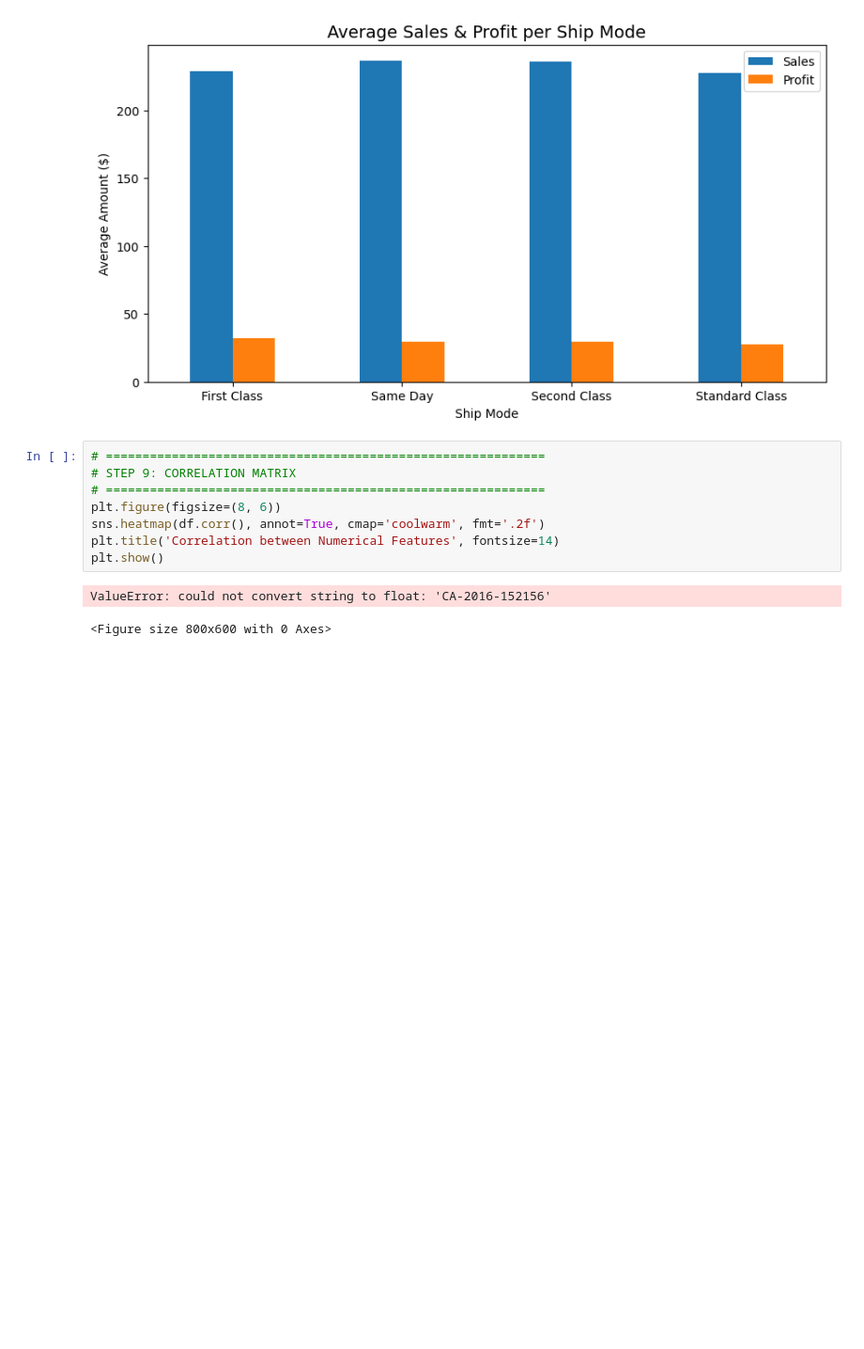
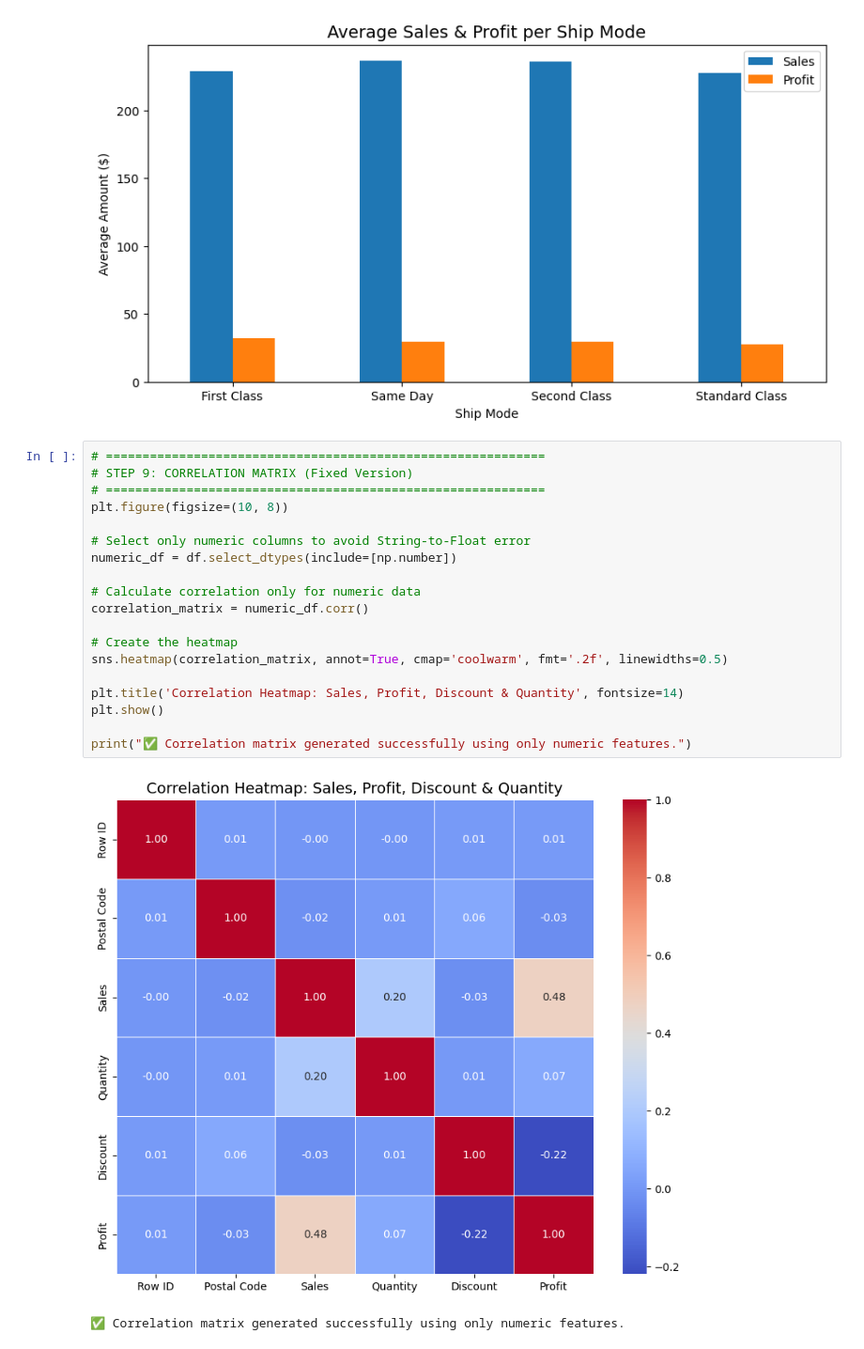
Before and after one commit to abdulkhaleq-sahel/data-science-portfolio, a Jupyter notebook: project-1-data-analysis/sales_data_analysis.ipynb, the cells around one changed output. Shown at 94% size. Drawn from its saved outputs; the diff is of its cells as text; blank space fills up the shorter version.

```diff
--- a/project-1-data-analysis/sales_data_analysis.ipynb
+++ b/project-1-data-analysis/sales_data_analysis.ipynb
@@ -158,12 +159,23 @@ plt.show()
 [figure]
 # %%
 # ============================================================
-# STEP 9: CORRELATION MATRIX
+# STEP 9: CORRELATION MATRIX (Fixed Version)
 # ============================================================
-plt.figure(figsize=(8, 6))
-sns.heatmap(df.corr(), annot=True, cmap='coolwarm', fmt='.2f')
-plt.title('Correlation between Numerical Features', fontsize=14)
+plt.figure(figsize=(10, 8))
+
+# Select only numeric columns to avoid String-to-Float error
+numeric_df = df.select_dtypes(include=[np.number])
+
+# Calculate correlation only for numeric data
+correlation_matrix = numeric_df.corr()
+
+# Create the heatmap
+sns.heatmap(correlation_matrix, annot=True, cmap='coolwarm', fmt='.2f', linewidths=0.5)
+
+plt.title('Correlation Heatmap: Sales, Profit, Discount & Quantity', fontsize=14)
 plt.show()
+
+print("✅ Correlation matrix generated successfully using only numeric features.")
 # %% [output]
+[figure, added]
-ValueError: could not convert string to float: 'CA-2016-152156'
+✅ Correlation matrix generated successfully using only numeric features.
-<Figure size 800x600 with 0 Axes>
```
Also changed, not shown: parts of 6 cells of this notebook.
